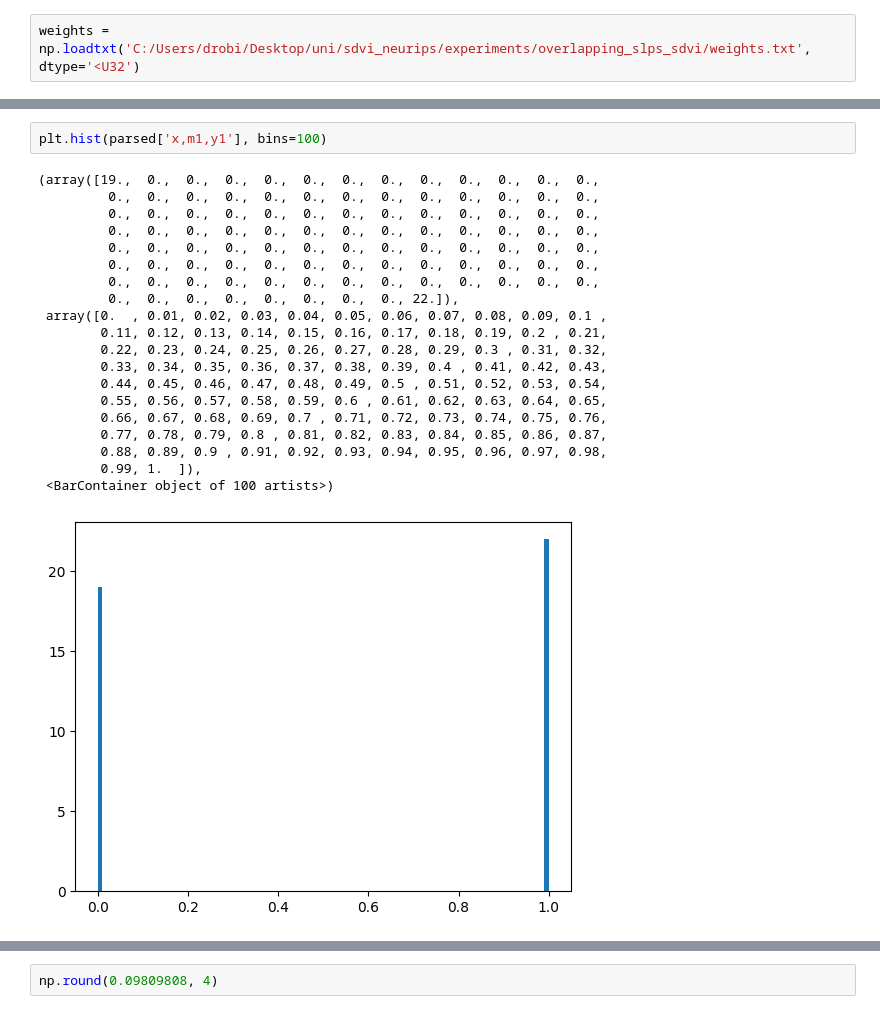
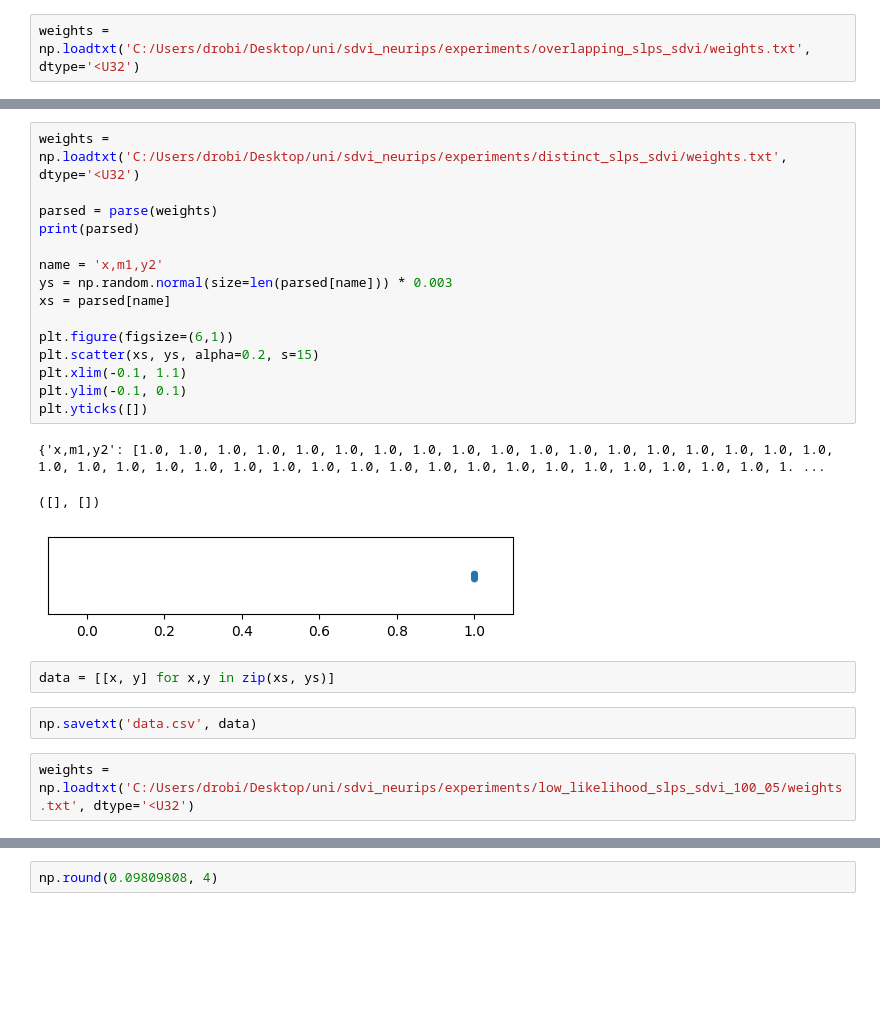
Before and after one commit to drobiu/sdvi_neurips, a Jupyter notebook: data/data and processing.ipynb, the cells around one changed output, grey strips where cells are left out. Saved outputs shown, nothing was run; the diff lists cells and outputs as text; blank space fills up the shorter version.

Commit message:
update experiments, code cleanup

```diff
--- a/data/data and processing.ipynb
+++ b/data/data and processing.ipynb
@@ -99,23 +103,25 @@ plt.yticks([])
+# %%
+weights = np.loadtxt('C:/Users/drobi/Desktop/uni/sdvi_neurips/experiments/distinct_slps_sdvi/weights.txt', dtype='<U32')
+
+parsed = parse(weights)
+print(parsed)
+
+name = 'x,m1,y2'
+ys = np.random.normal(size=len(parsed[name])) * 0.003
+xs = parsed[name]
+
+plt.figure(figsize=(6,1))
+plt.scatter(xs, ys, alpha=0.2, s=15)
+plt.xlim(-0.1, 1.1)
+plt.ylim(-0.1, 0.1)
+plt.yticks([])
+# %% [output]
+{'x,m1,y2': [1.0, 1.0, 1.0, 1.0, 1.0, 1.0, 1.0, 1.0, 1.0, 1.0, 1.0, 1.0, 1.0, 1.0, 1.0, 1.0, 1.0, 1.0, 1.0, 1.0, 1.0, 1.0, 1.0, 1.0, 1.0, 1.0, 1.0, 1.0, 1.0, 1.0, 1.0, 1.0, 1.0, 1.0, 1.0, 1.0, 1.0, 1. ...
+([], [])
+[figure, added]
+# %%
+data = [[x, y] for x,y in zip(xs, ys)]
+# %%
+np.savetxt('data.csv', data)
 # %%
-plt.hist(parsed['x,m1,y1'], bins=100)
+weights = np.loadtxt('C:/Users/drobi/Desktop/uni/sdvi_neurips/experiments/low_likelihood_slps_sdvi_100_05/weights.txt', dtype='<U32')
-# %% [output]
-(array([19.,  0.,  0.,  0.,  0.,  0.,  0.,  0.,  0.,  0.,  0.,  0.,  0.,
-         0.,  0.,  0.,  0.,  0.,  0.,  0.,  0.,  0.,  0.,  0.,  0.,  0.,
-         0.,  0.,  0.,  0.,  0.,  0.,  0.,  0.,  0.,  0.,  0.,  0.,  0.,
-         0.,  0.,  0.,  0.,  0.,  0.,  0.,  0.,  0.,  0.,  0.,  0.,  0.,
-         0.,  0.,  0.,  0.,  0.,  0.,  0.,  0.,  0.,  0.,  0.,  0.,  0.,
-         0.,  0.,  0.,  0.,  0.,  0.,  0.,  0.,  0.,  0.,  0.,  0.,  0.,
-         0.,  0.,  0.,  0.,  0.,  0.,  0.,  0.,  0.,  0.,  0.,  0.,  0.,
-         0.,  0.,  0.,  0.,  0.,  0.,  0.,  0., 22.]),
- array([0.  , 0.01, 0.02, 0.03, 0.04, 0.05, 0.06, 0.07, 0.08, 0.09, 0.1 ,
-        0.11, 0.12, 0.13, 0.14, 0.15, 0.16, 0.17, 0.18, 0.19, 0.2 , 0.21,
-        0.22, 0.23, 0.24, 0.25, 0.26, 0.27, 0.28, 0.29, 0.3 , 0.31, 0.32,
-        0.33, 0.34, 0.35, 0.36, 0.37, 0.38, 0.39, 0.4 , 0.41, 0.42, 0.43,
-        0.44, 0.45, 0.46, 0.47, 0.48, 0.49, 0.5 , 0.51, 0.52, 0.53, 0.54,
-        0.55, 0.56, 0.57, 0.58, 0.59, 0.6 , 0.61, 0.62, 0.63, 0.64, 0.65,
-        0.66, 0.67, 0.68, 0.69, 0.7 , 0.71, 0.72, 0.73, 0.74, 0.75, 0.76,
-        0.77, 0.78, 0.79, 0.8 , 0.81, 0.82, 0.83, 0.84, 0.85, 0.86, 0.87,
-        0.88, 0.89, 0.9 , 0.91, 0.92, 0.93, 0.94, 0.95, 0.96, 0.97, 0.98,
-        0.99, 1.  ]),
- <BarContainer object of 100 artists>)
-[figure, removed]
```
Also changed, not shown: parts of 6 cells of this notebook, 20 other files.
